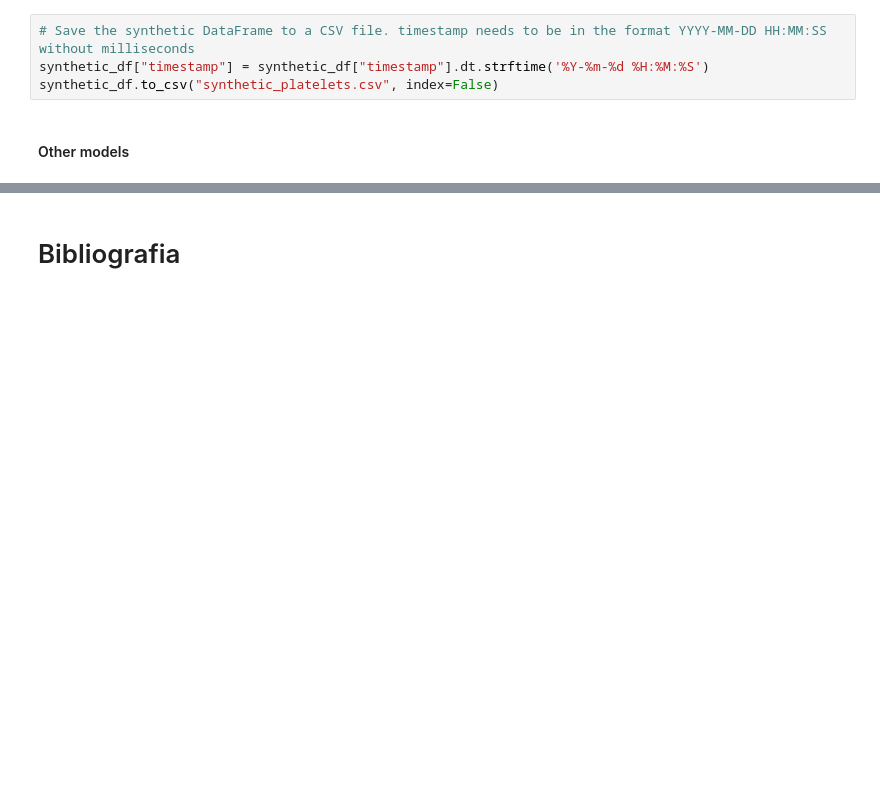
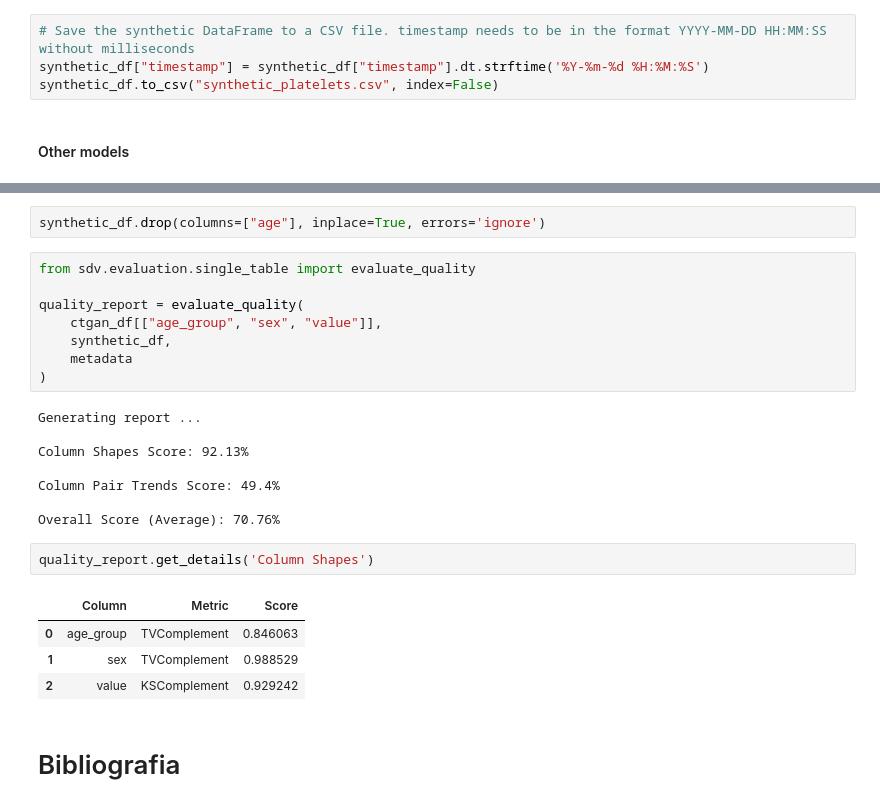
Before and after one commit to krisandre7/ia376n_ia_generativa, a Jupyter notebook: tarefa.ipynb, the cells around one changed output, grey strips where cells are left out. Drawn from its saved outputs; the diff is of its cells as text; blank space fills up the shorter version.

```diff
--- a/tarefa.ipynb
+++ b/tarefa.ipynb
@@ -992,3 +1073,28 @@ synthetic_df.to_csv("synthetic_platelets.csv", index=False)
+# %%
+synthetic_df.drop(columns=["age"], inplace=True, errors='ignore')
+# %%
+from sdv.evaluation.single_table import evaluate_quality
+
+quality_report = evaluate_quality(
+    ctgan_df[["age_group", "sex", "value"]],
+    synthetic_df,
+    metadata
+)
+# %% [output]
+Generating report ...
+
+Column Shapes Score: 92.13%
+
+Column Pair Trends Score: 49.4%
+
+Overall Score (Average): 70.76%
+# %%
+quality_report.get_details('Column Shapes')
+# %% [output]
+|  | Column | Metric | Score |
+| 0 | age_group | TVComplement | 0.846063 |
+| 1 | sex | TVComplement | 0.988529 |
+| 2 | value | KSComplement | 0.929242 |
 # %% [markdown]
 # Bibliografia
 # %% [markdown]
```
Also changed, not shown: parts of 8 cells of this notebook.
